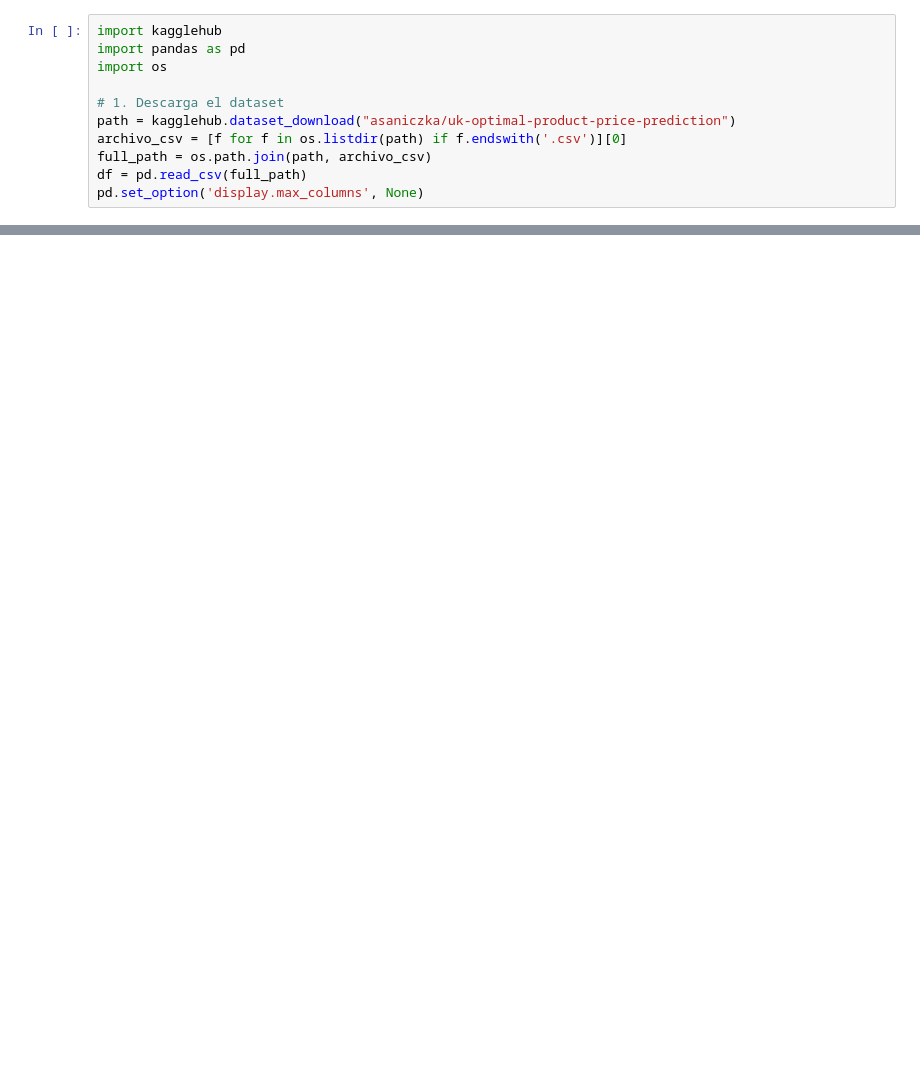
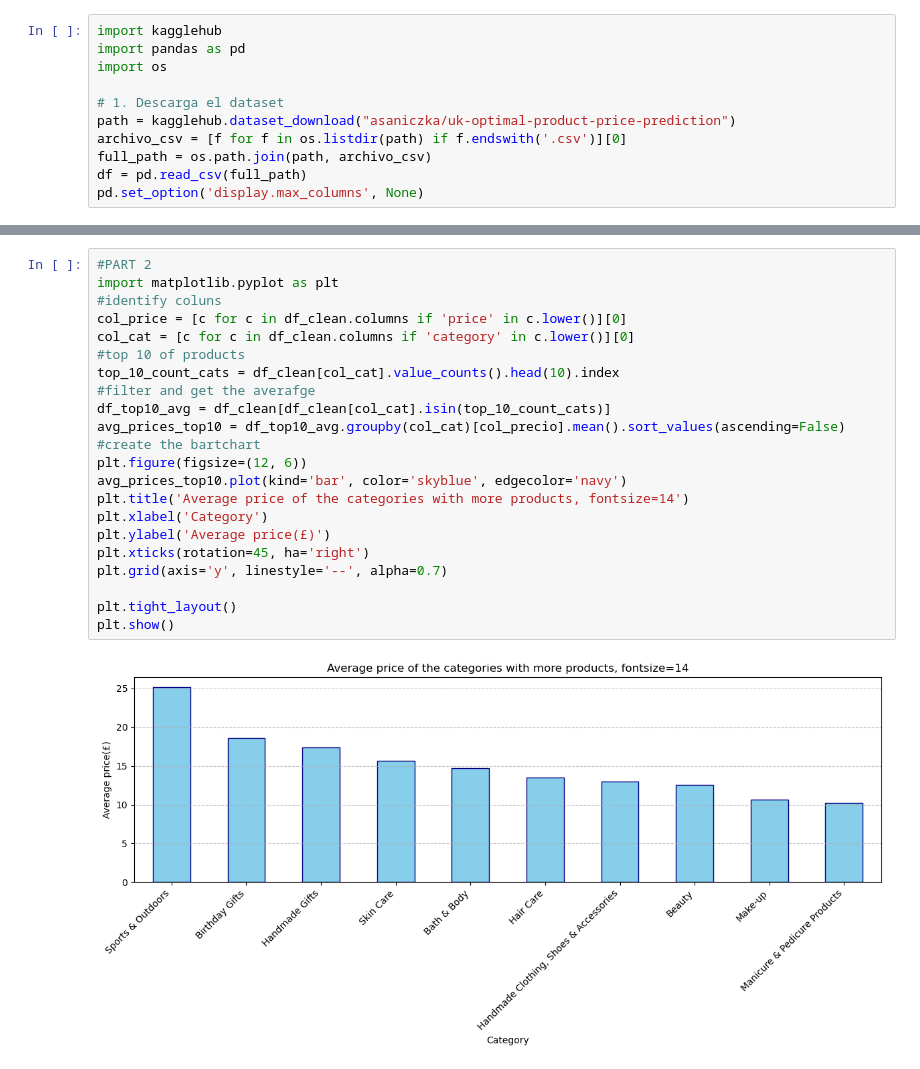
Before and after one commit to paucorreasilva94-lgtm/lab-eda-bivariate, a Jupyter notebook: eda bivarate.ipynb, the cells around one changed output, grey strips where cells are left out. Saved outputs shown, nothing was run; the diff lists cells and outputs as text; blank space fills up the shorter version.

```diff
--- a/eda bivarate.ipynb
+++ b/eda bivarate.ipynb
@@ -87,0 +165,24 @@ print(f"Cramér's V:         {cramers_v:.4f}")
+# %%
+#PART 2
+import matplotlib.pyplot as plt
+#identify coluns
+col_price = [c for c in df_clean.columns if 'price' in c.lower()][0]
+col_cat = [c for c in df_clean.columns if 'category' in c.lower()][0]
+#top 10 of products
+top_10_count_cats = df_clean[col_cat].value_counts().head(10).index
+#filter and get the averafge
+df_top10_avg = df_clean[df_clean[col_cat].isin(top_10_count_cats)]
+avg_prices_top10 = df_top10_avg.groupby(col_cat)[col_precio].mean().sort_values(ascending=False)
+#create the bartchart
+plt.figure(figsize=(12, 6))
+avg_prices_top10.plot(kind='bar', color='skyblue', edgecolor='navy')
+plt.title('Average price of the categories with more products, fontsize=14')
+plt.xlabel('Category')
+plt.ylabel('Average price(£)')
+plt.xticks(rotation=45, ha='right')
+plt.grid(axis='y', linestyle='--', alpha=0.7)
+
+plt.tight_layout()
+plt.show()
+# %% [output]
+[figure, added]
```
Also changed, not shown: parts of 12 cells of this notebook.
